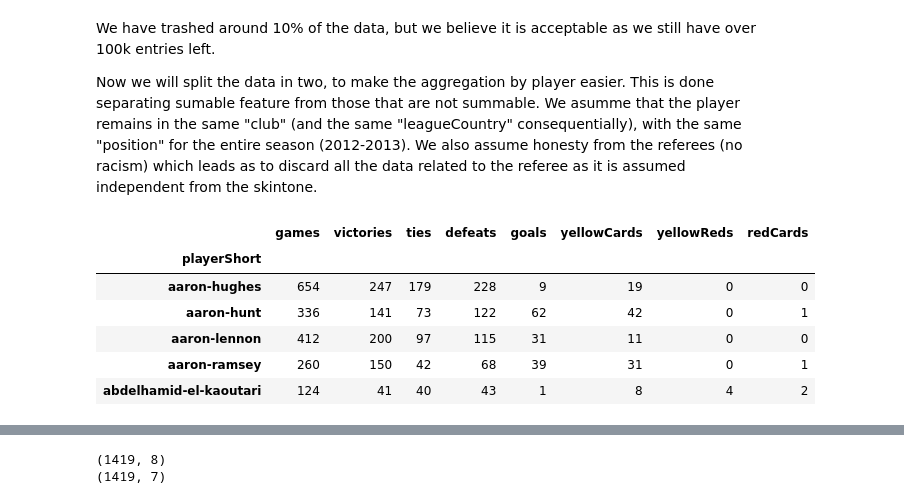
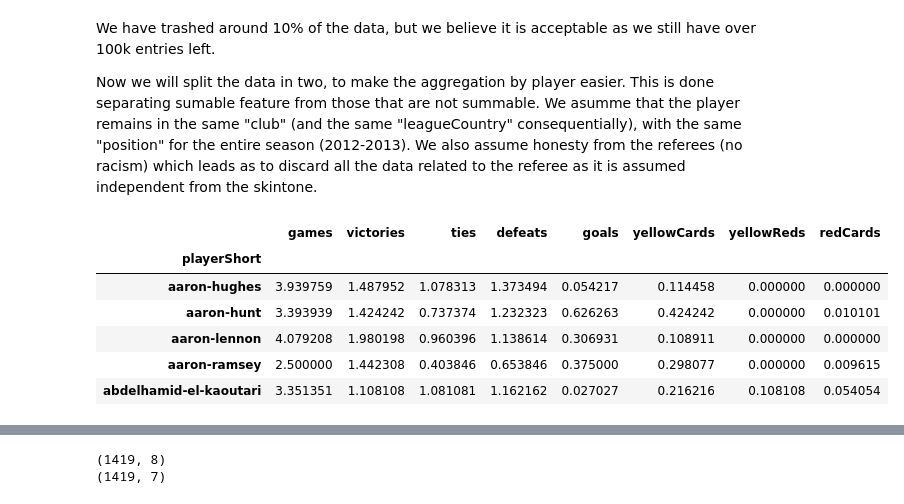
Before and after one commit to vidit09/ada-homework, a Jupyter notebook: 04 - Applied ML/Apply_ML_Dunai.ipynb, the cells around one changed output, grey strips where cells are left out. Saved outputs shown, nothing was run; the diff lists cells and outputs as text; code cells hidden in the pictures.

```diff
--- a/04 - Applied ML/Apply_ML_Dunai.ipynb
+++ b/04 - Applied ML/Apply_ML_Dunai.ipynb
@@ -105,16 +105,16 @@ df_summable = df2.loc[:,["playerShort", "games", "victories", "ties", "defeats",
 df_non_summable = df2.loc[:,["playerShort", "club", "leagueCountry", "birthday", "height", "weight", "position", "Skintone"]]
 # %%
 # And addition for the summables
-df_g_summable = df_summable.groupby(['playerShort']).sum()
+df_g_summable = df_summable.groupby(['playerShort']).mean()
 df_g_summable.head()
 # %% [output]
 |  | games | victories | ties | defeats | goals | yellowCards | yellowReds | redCards |
 | playerShort |  |  |  |  |  |  |  |  |
-| aaron-hughes | 654 | 247 | 179 | 228 | 9 | 19 | 0 | 0 |
-| aaron-hunt | 336 | 141 | 73 | 122 | 62 | 42 | 0 | 1 |
-| aaron-lennon | 412 | 200 | 97 | 115 | 31 | 11 | 0 | 0 |
-| aaron-ramsey | 260 | 150 | 42 | 68 | 39 | 31 | 0 | 1 |
-| abdelhamid-el-kaoutari | 124 | 41 | 40 | 43 | 1 | 8 | 4 | 2 |
+| aaron-hughes | 3.939759 | 1.487952 | 1.078313 | 1.373494 | 0.054217 | 0.114458 | 0.000000 | 0.000000 |
+| aaron-hunt | 3.393939 | 1.424242 | 0.737374 | 1.232323 | 0.626263 | 0.424242 | 0.000000 | 0.010101 |
+| aaron-lennon | 4.079208 | 1.980198 | 0.960396 | 1.138614 | 0.306931 | 0.108911 | 0.000000 | 0.000000 |
+| aaron-ramsey | 2.500000 | 1.442308 | 0.403846 | 0.653846 | 0.375000 | 0.298077 | 0.000000 | 0.009615 |
+| abdelhamid-el-kaoutari | 3.351351 | 1.108108 | 1.081081 | 1.162162 | 0.027027 | 0.216216 | 0.108108 | 0.054054 |
 # %%
 # Simply drop duplicates for the non-summables
 df_g_non_summable = df_non_summable.drop_duplicates(subset='playerShort', keep='first').set_index(['playerShort'])
```
Also changed, not shown: parts of 6 cells of this notebook.
